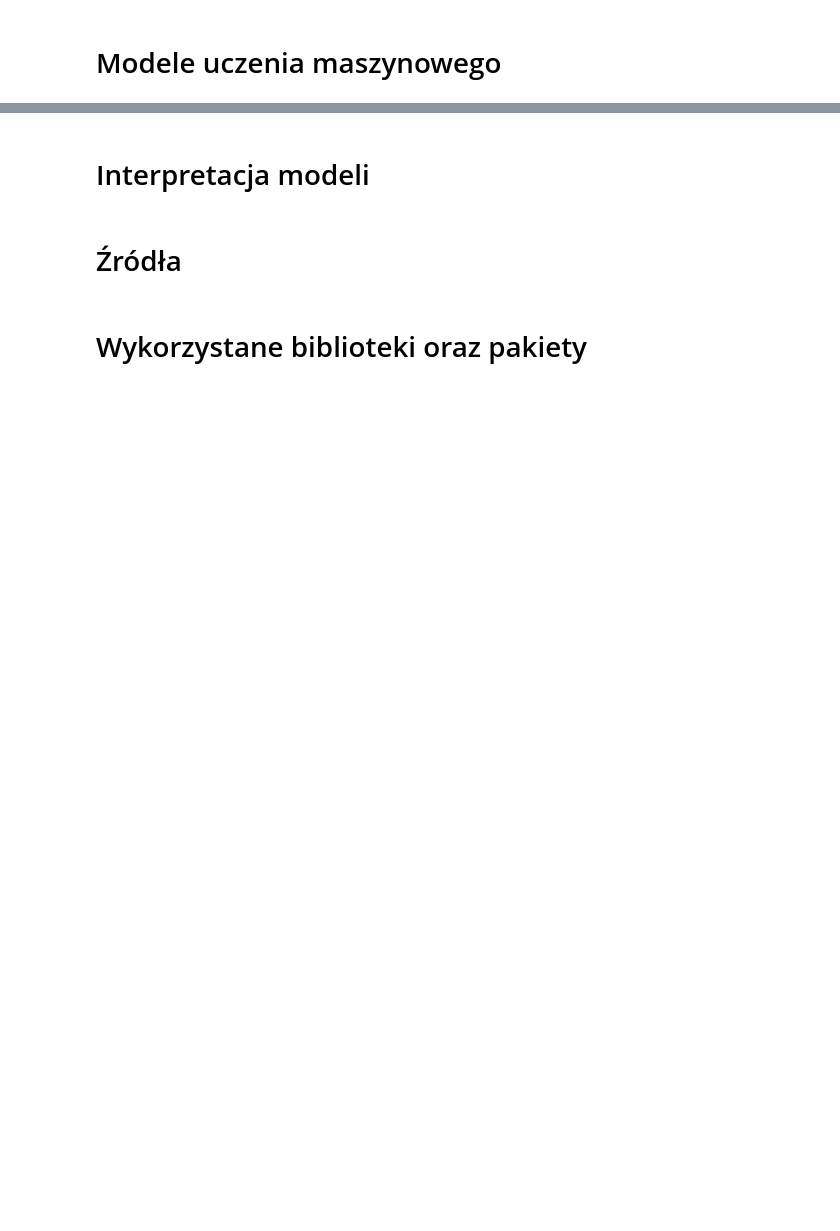
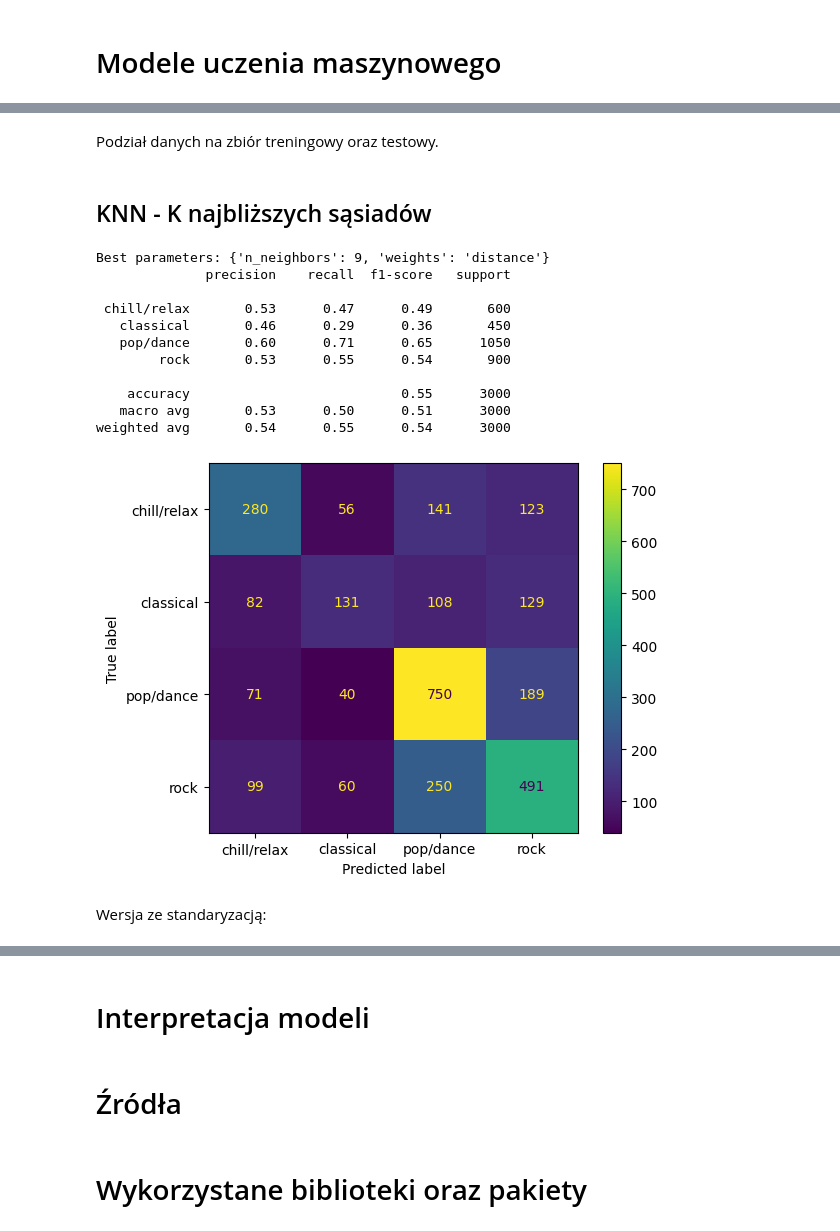
Before and after one commit to anras5/songs-classifier, a Jupyter notebook: data-analysis/src/analysis.ipynb, the cells around one changed output, grey strips where cells are left out. Drawn from its saved outputs; the diff is of its cells as text; code cells hidden in the pictures; blank space fills up the shorter version.

Commit message:
Add models

```diff
--- a/data-analysis/src/analysis.ipynb
+++ b/data-analysis/src/analysis.ipynb
@@ -233,0 +230,55 @@ plt.show()
+# %%
+from sklearn.model_selection import train_test_split, GridSearchCV
+from sklearn.pipeline import make_pipeline
+from sklearn.preprocessing import StandardScaler
+
+from sklearn.pipeline import Pipeline
+from sklearn.naive_bayes import GaussianNB
+from sklearn.tree import DecisionTreeClassifier
+from sklearn.neighbors import KNeighborsClassifier
+from sklearn.svm import SVC
+from sklearn.ensemble import RandomForestClassifier, AdaBoostClassifier, GradientBoostingClassifier
+
+from sklearn.metrics import accuracy_score, classification_report, confusion_matrix, ConfusionMatrixDisplay
+
+RANDOM_STATE = 60
+# %% [markdown]
+Podział danych na zbiór treningowy oraz testowy.
+# %%
+X, y = df.drop(columns='track_genre'), df['track_genre']
+
+X_train, X_test, y_train, y_test = train_test_split(X, y, test_size=0.15, random_state=RANDOM_STATE, stratify=y)
+# %% [markdown]
+## KNN - K najbliższych sąsiadów
+# %%
+param_grid = {
+    'n_neighbors': [3, 5, 7, 9, 11],
+    'weights': ['uniform', 'distance']
+}
+# %%
+grid_search = GridSearchCV(KNeighborsClassifier(), param_grid, cv=5, scoring='accuracy', n_jobs=-1)
+grid_search.fit(X_train, y_train)
+
+best_model = grid_search.best_estimator_
+y_pred = best_model.predict(X_test)
+print(f"Best parameters: {grid_search.best_params_}")
+report = classification_report(y_test, y_pred)
+print(report)
+cm = confusion_matrix(y_test, y_pred, labels=best_model.classes_)
+disp = ConfusionMatrixDisplay(confusion_matrix=cm, display_labels=best_model.classes_)
+disp.plot();
+# %% [output]
+Best parameters: {'n_neighbors': 9, 'weights': 'distance'}
+              precision    recall  f1-score   support
+
+ chill/relax       0.53      0.47      0.49       600
+   classical       0.46      0.29      0.36       450
+   pop/dance       0.60      0.71      0.65      1050
+        rock       0.53      0.55      0.54       900
+
+    accuracy                           0.55      3000
+   macro avg       0.53      0.50      0.51      3000
+weighted avg       0.54      0.55      0.54      3000
+[figure, added]
+# %% [markdown]
+Wersja ze standaryzacją:
```
Also changed, not shown: parts of 31 cells of this notebook.
